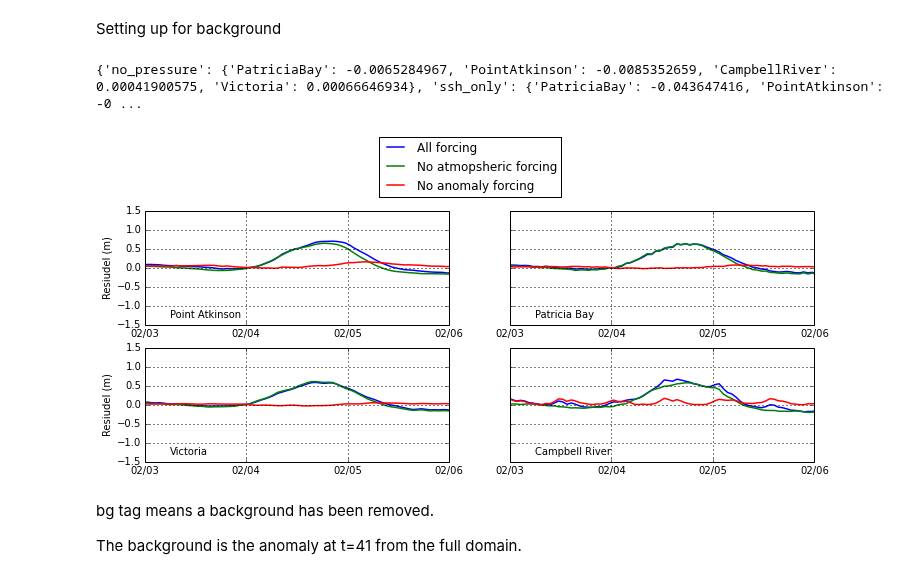
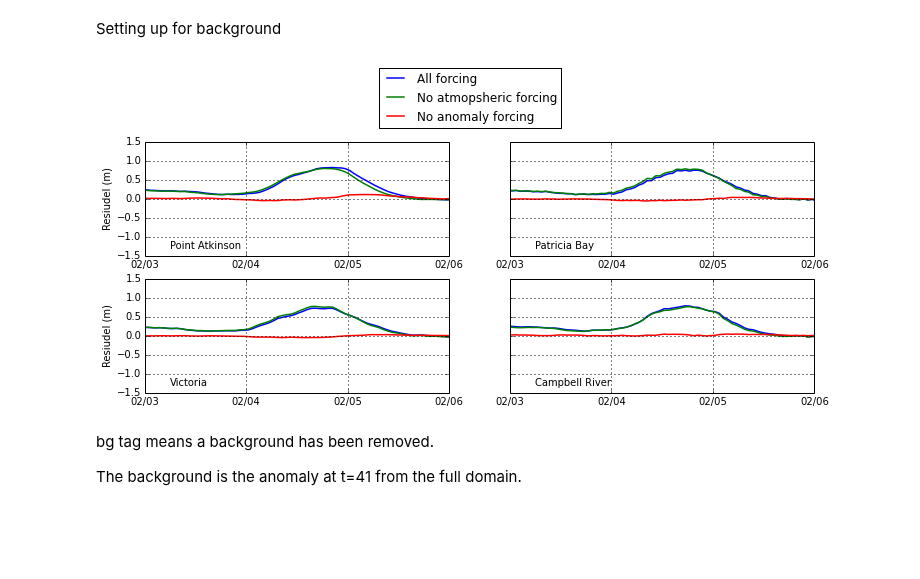
Before and after one commit to SalishSeaCast/storm-surge, a Jupyter notebook: FigureScripts/Feb 2006 factors.ipynb, the cells around one changed output. Cells and saved outputs as stored; diff of their text form; code cells hidden in the pictures; blank space fills up the shorter version.

```diff
--- a/FigureScripts/Feb 2006 factors.ipynb
+++ b/FigureScripts/Feb 2006 factors.ipynb
@@ -17,10 +17,10 @@ from salishsea_tools import nc_tools
 
 from __future__ import division
 # %%
-path = '/data/nsoontie/MEOPAR/SalishSea/results/storm-surges/tide_fix/feb2006/'
+path = '/ocean/nsoontie/MEOPAR/SalishSea/results/storm-surges/final/feb2006/'
 
 
-runs = {'all_forcing','weather_only', 'ssh_only', 'tidesonly','no_pressure'}
+runs = {'all_forcing','weather_only', 'ssh_only', 'tidesonly'}
 
 fUs={}; fVs={}; fTs={};
 
@@ -65,16 +65,6 @@ Us={}; Vs={}; Es ={}; Ss={}; Ts={};
 for key in runs:
     [Us[key], Vs[key], Es[key], Ss[key], Ts[key]] = stormtools.get_variables(fUs[key],
                                                                                  fVs[key],fTs[key],t,depthlevel)
-
-bg={}
-for key in runs:
-    bg[key]={}
-    for location in stations:
-        bg[key][location] = stormtools.get_background(Es[key],Es['tidesonly'],location)
-# %%
-print bg
-# %% [output]
-{'no_pressure': {'PatriciaBay': -0.0065284967, 'PointAtkinson': -0.0085352659, 'CampbellRiver': 0.00041900575, 'Victoria': 0.00066646934}, 'ssh_only': {'PatriciaBay': -0.043647416, 'PointAtkinson': -0 ...
 # %%
 fig, axs = plt.subplots(2, 2, figsize=(20, 5), sharey=True)
 import matplotlib.dates as mdates
@@ -104,44 +94,44 @@ lb=['All forcing', 'No atmopsheric forcing', 'No anomaly forcing', 'Winds only']
 
 for (ax,location,name) in zip(axs[:,0], sts1,proper1):
     hfmt = mdates.DateFormatter('%m/%d')
-    ax.plot(ts[rs[0]], sshs[rs[0]][location][:,0,0]-sshs['tidesonly'][location][:,0,0]-bg[rs[0]][location],
+    ax.plot(ts[rs[0]], sshs[rs[0]][location][:,0,0]-sshs['tidesonly'][location][:,0,0],
             'b',label=lb[0],lw=1.5)
-    ax.plot(ts[rs[1]], sshs[rs[1]][location][:,0,0]-sshs['tidesonly'][location][:,0,0]-bg[rs[1]][location],
+    ax.plot(ts[rs[1]], sshs[rs[1]][location][:,0,0]-sshs['tidesonly'][location][:,0,0],
             'g',label=lb[1],lw=1.5)
-    ax.plot(ts[rs[2]], sshs[rs[2]][location][:,0,0]-sshs['tidesonly'][location][:,0,0]-bg[rs[2]][location],
+    ax.plot(ts[rs[2]], sshs[rs[2]][location][:,0,0]-sshs['tidesonly'][location][:,0,0],
             'r',label=lb[2],lw=1.5)
     #ax.plot(ts[rs[3]], sshs[rs[3]][location][:,0,0]-sshs['tidesonly'][location][:,0,0], 'm',label=lb[3],lw=1.5)
     ax.text(sax+timedelta(hours=6),-1.3,name,fontsize=10)
     ax.set_xlim([sax,eax])
     ax.set_ylim([-1.5,1.5])
     ax.grid(True,lw=1)
     ax.set_ylabel('Resiudel (m)')
     ax.xaxis.set_major_locator(mdates.DayLocator())
     ax.xaxis.set_major_formatter(hfmt)
 
 
 for (ax,location,name) in zip(axs[:,1], sts2,proper2):
     hfmt = mdates.DateFormatter('%m/%d')
-    ax.plot(ts[rs[0]], sshs[rs[0]][location][:,0,0]-sshs['tidesonly'][location][:,0,0]-bg[rs[0]][location],
+    ax.plot(ts[rs[0]], sshs[rs[0]][location][:,0,0]-sshs['tidesonly'][location][:,0,0],
             'b',label=lb[0],lw=1.5)
-    ax.plot(ts[rs[1]], sshs[rs[1]][location][:,0,0]-sshs['tidesonly'][location][:,0,0]-bg[rs[1]][location],
+    ax.plot(ts[rs[1]], sshs[rs[1]][location][:,0,0]-sshs['tidesonly'][location][:,0,0],
             'g',label=lb[1],lw=1.5)
-    ax.plot(ts[rs[2]], sshs[rs[2]][location][:,0,0]-sshs['tidesonly'][location][:,0,0]-bg[rs[2]][location],
+    ax.plot(ts[rs[2]], sshs[rs[2]][location][:,0,0]-sshs['tidesonly'][location][:,0,0],
             'r',label=lb[2],lw=1.5)
     #ax.plot(ts[rs[3]], sshs[rs[3]][location][:,0,0]-sshs['tidesonly'][location][:,0,0], 'm',label=lb[3],lw=1.5)
     ax.set_xlim([sax,eax])
     ax.set_ylim([-1.5,1.5])
     #ax.set_ylabel('Residual (m)')
     ax.text(sax+timedelta(hours=6),-1.3,name,fontsize=10)
     ax.xaxis.set_major_locator(mdates.DayLocator())
     ax.xaxis.set_major_formatter(hfmt)
     ax.grid(True,lw=1)
 
 axs[0,1].legend(bbox_to_anchor=(-.45, 1.7), loc=2)
 
 fig.set_size_inches(12,4.5)
 # %% [output]
-[figure, old version]
+[figure, new version]
 # %%
 fig.savefig('feb2006_factors_bg.pdf',bbox_inches='tight')
 # %% [markdown]
```
Also changed, not shown: parts of 2 cells of this notebook, 1 other file.
